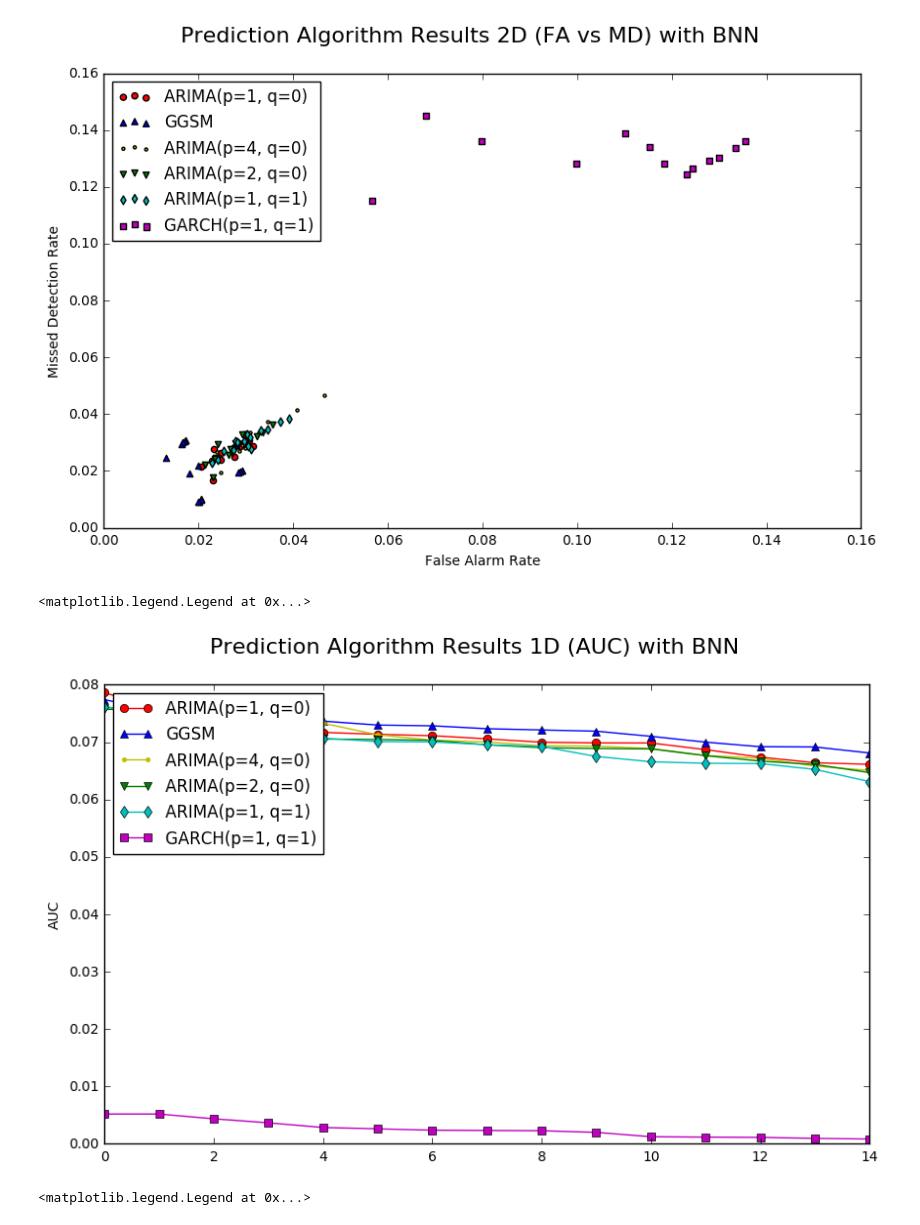
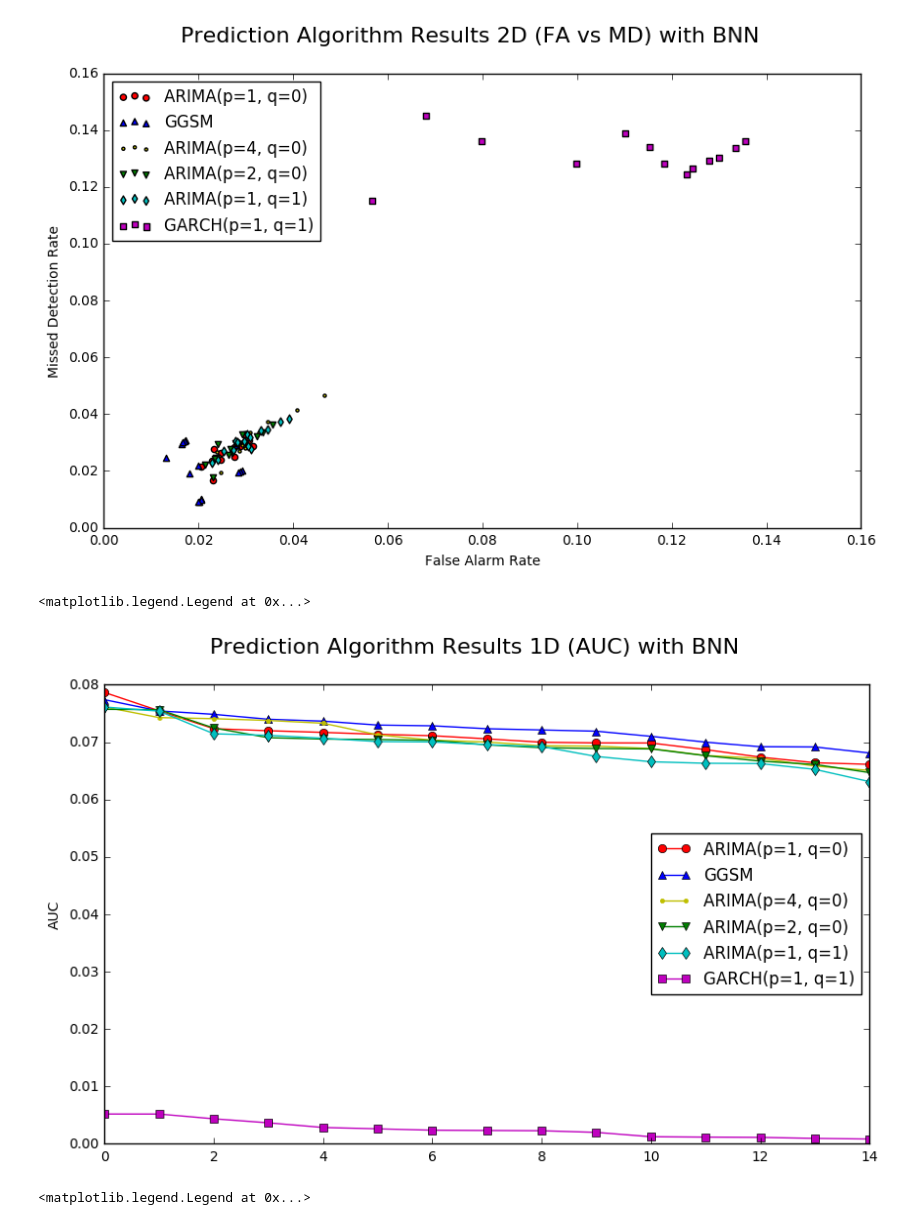
Before and after one commit to fedep3/sdl, a Jupyter notebook: BNN Prediction Results.ipynb, the cells around one changed output. Saved outputs shown, nothing was run; the diff lists cells and outputs as text; code cells hidden in the pictures.

Commit message:
Better legend

```diff
--- a/BNN Prediction Results.ipynb
+++ b/BNN Prediction Results.ipynb
@@ -161,23 +161,23 @@ plt.legend(loc='upper left')
 # %%
 fig = plt.figure(figsize=(10, 6))
 fig.suptitle('Prediction Algorithm Results 1D (AUC) with BNN', fontsize=16)
 ax = fig.add_subplot(111)
 ax.set_ylabel('AUC')
 
 colors_and_markers = [('r', 'o'), ('b', '^'), ('y', '.'), ('g', 'v'),
                       ('c', 'd'), ('m', 's'), ('k', 'p')]
 count = 0
 
 for algorithm, algorithm_result in algorithm_results.iteritems():
     x = [r[0] for r in algorithm_result]
     c, m = colors_and_markers[count]
     count += 1
     ax.plot(x, c=c, marker=m, label=algorithm)
 
-plt.legend(loc='upper left')
+plt.legend(loc='center right')
 # %% [output]
 <matplotlib.legend.Legend at 0x...>
-[figure, old version]
+[figure, new version]
 # %%
 fig = plt.figure(figsize=(6, 6))
 fig.suptitle('Best run for each Prediction Algorithm 3D (FA vs MD vs AUC) with BNN', fontsize=16)
```
Also changed, not shown: parts of 1 cell of this notebook.
